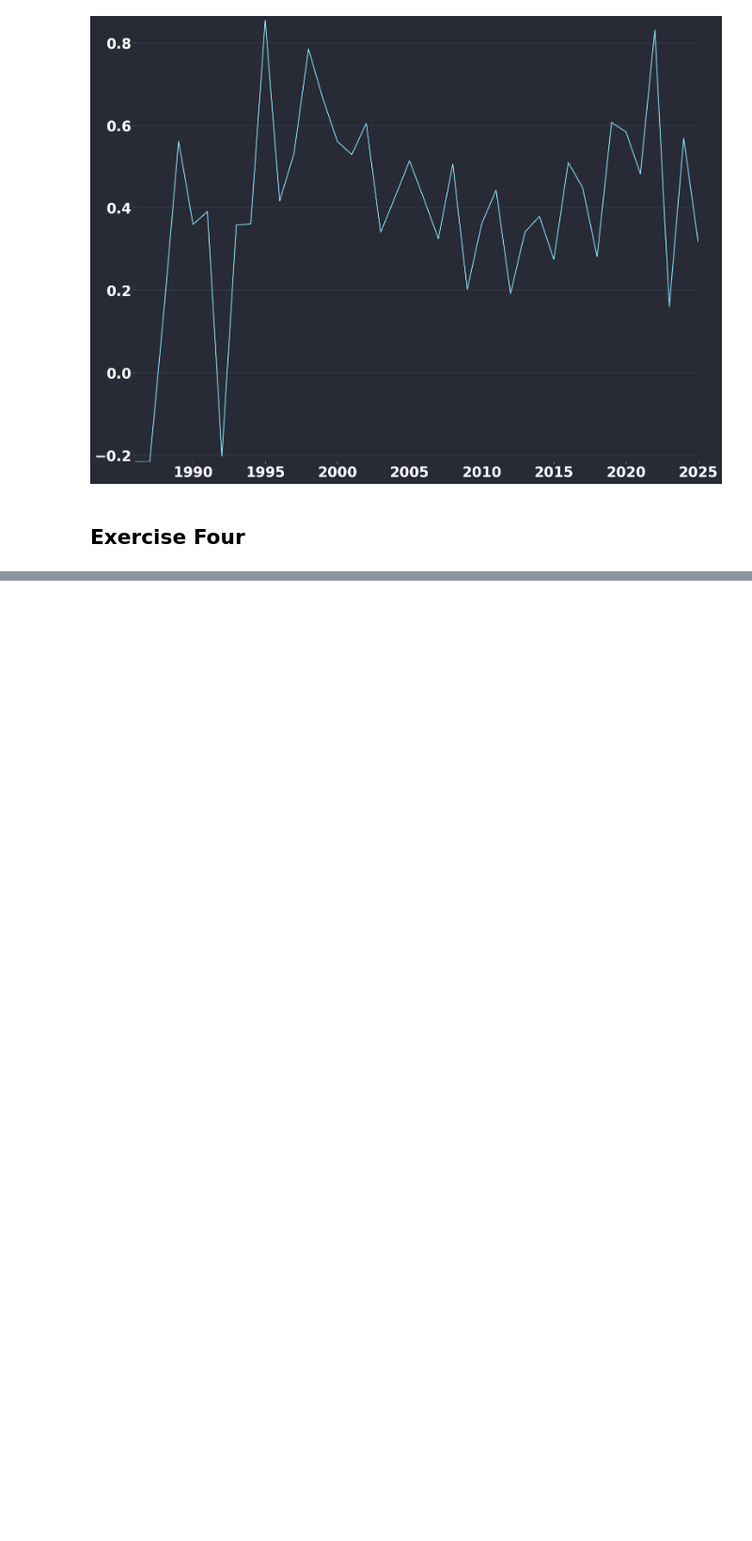
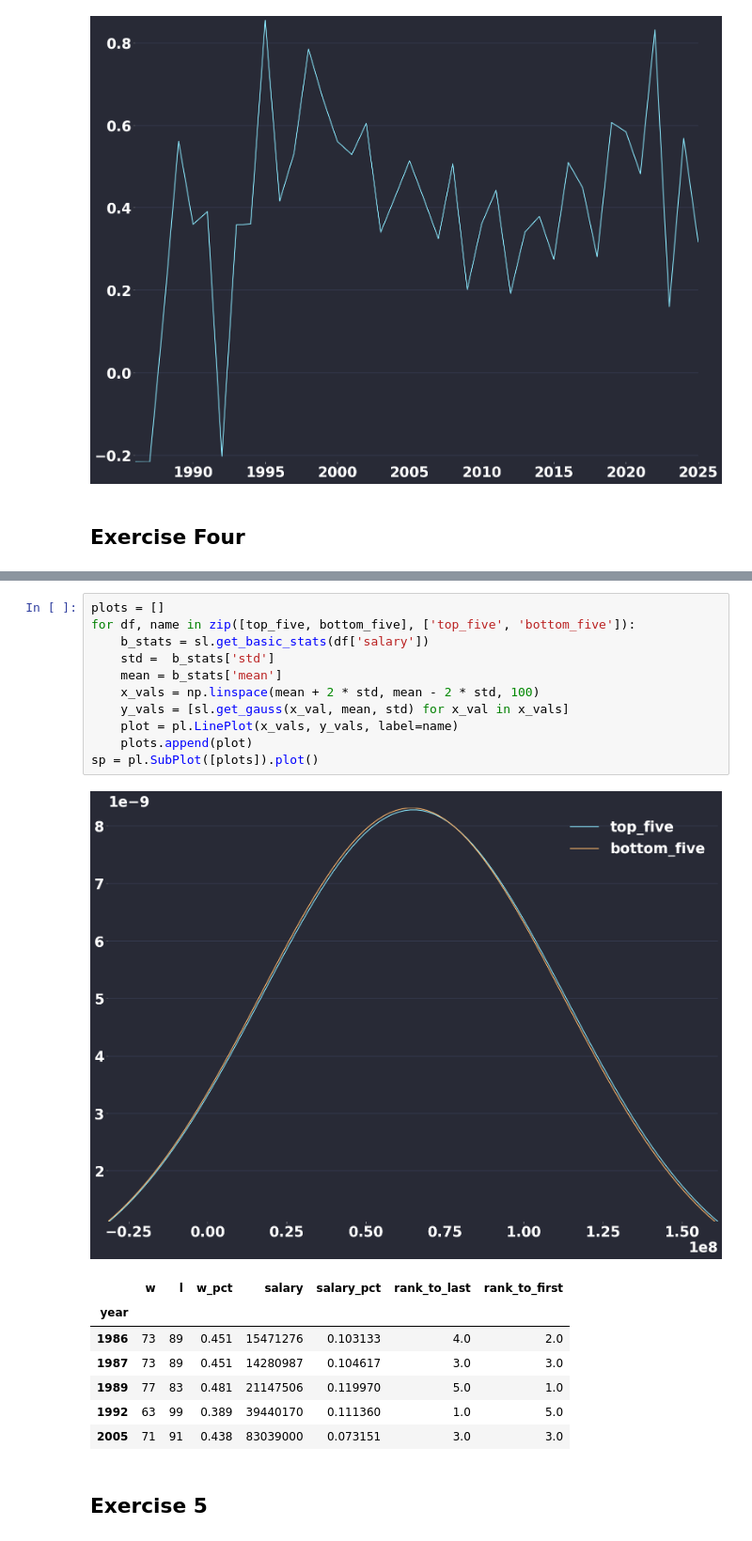
Before and after one commit to Charles-Roush/money-and-sports, a Jupyter notebook: analysis.ipynb, the cells around one changed output, grey strips where cells are left out. Shown at 94% size. Drawn from its saved outputs; the diff is of its cells as text; blank space fills up the shorter version.

Commit message:
exercise four

```diff
--- a/analysis.ipynb
+++ b/analysis.ipynb
@@ -55,0 +67,22 @@ pl.SubPlot([[lp]]).plot()
+# %%
+plots = []
+for df, name in zip([top_five, bottom_five], ['top_five', 'bottom_five']):
+    b_stats = sl.get_basic_stats(df['salary'])
+    std =  b_stats['std']
+    mean = b_stats['mean']
+    x_vals = np.linspace(mean + 2 * std, mean - 2 * std, 100)
+    y_vals = [sl.get_gauss(x_val, mean, std) for x_val in x_vals]
+    plot = pl.LinePlot(x_vals, y_vals, label=name)
+    plots.append(plot)
+sp = pl.SubPlot([plots]).plot()
+# %% [output]
+[figure, added]
+|  | w | l | w_pct | salary | salary_pct | rank_to_last | rank_to_first |
+| year |  |  |  |  |  |  |  |
+| 1986 | 73 | 89 | 0.451 | 15471276 | 0.103133 | 4.0 | 2.0 |
+| 1987 | 73 | 89 | 0.451 | 14280987 | 0.104617 | 3.0 | 3.0 |
+| 1989 | 77 | 83 | 0.481 | 21147506 | 0.119970 | 5.0 | 1.0 |
+| 1992 | 63 | 99 | 0.389 | 39440170 | 0.111360 | 1.0 | 5.0 |
+| 2005 | 71 | 91 | 0.438 | 83039000 | 0.073151 | 3.0 | 3.0 |
+# %% [markdown]
+## Exercise 5
```
Also changed, not shown: parts of 4 cells of this notebook.
